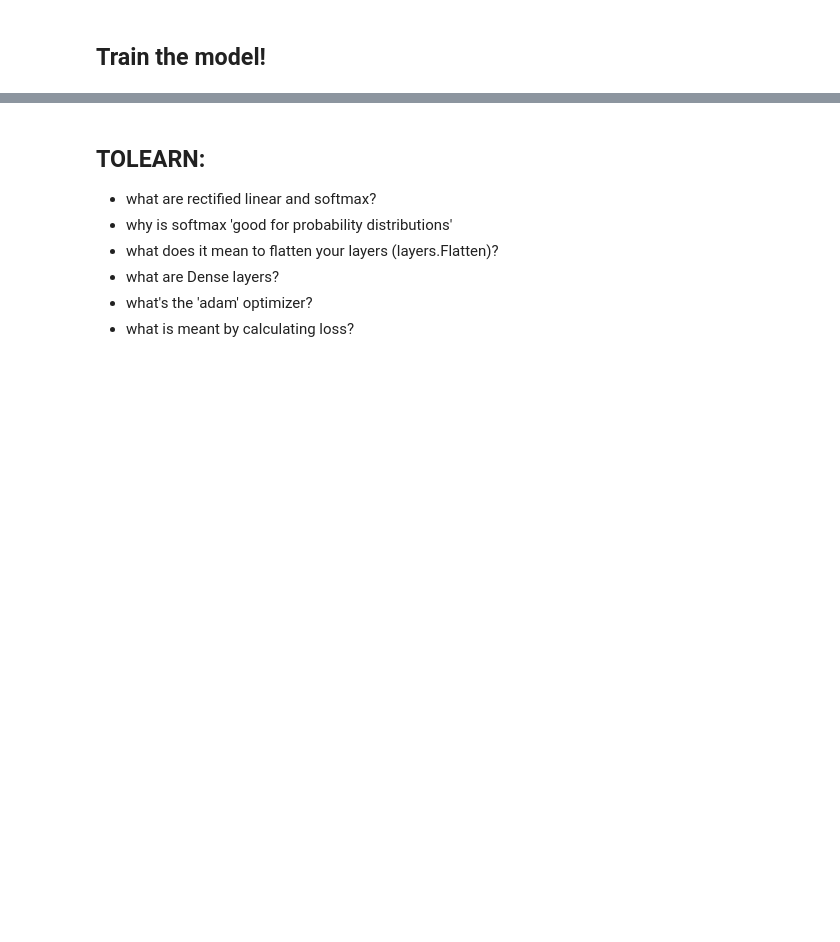
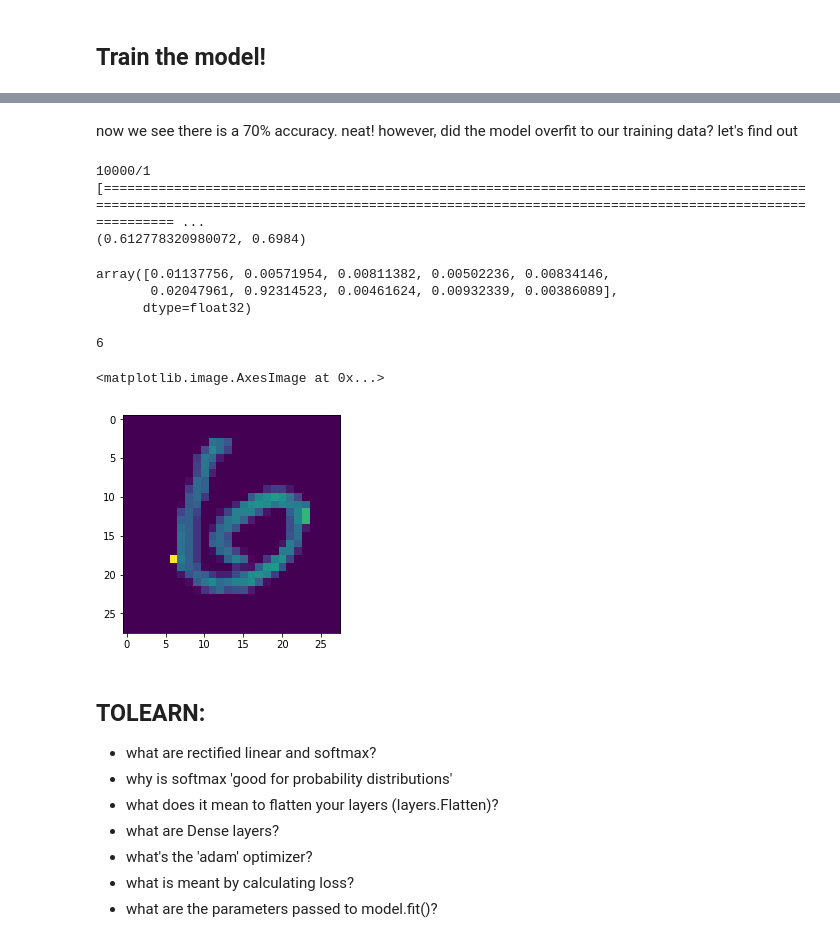
Before and after one commit to zgarsh/learning-machine-learning, a Jupyter notebook: tensorflow-intro.ipynb, the cells around one changed output, grey strips where cells are left out. Drawn from its saved outputs; the diff is of its cells as text; code cells hidden in the pictures; blank space fills up the shorter version.

Commit message:
finished first model, lots TOLEARN

```diff
--- a/tensorflow-intro.ipynb
+++ b/tensorflow-intro.ipynb
@@ -86,0 +93,8 @@ model.fit()
+# %% [markdown]
+now we see there is a 70% accuracy. neat! however, did the model overfit to our training data? let's find out
+# %%
+val_loss, val_acc = model.evaluate(x_test, y_test)
+print(val_loss, val_acc)
+# %% [output]
+10000/1 [=============================================================================================================================================================================================== ...
+(0.612778320980072, 0.6984)
@@ -87,3 +103,18 @@ model.fit()
+# %%
+predictions[11]
+# %% [output]
+array([0.01137756, 0.00571954, 0.00811382, 0.00502236, 0.00834146,
+       0.02047961, 0.92314523, 0.00461624, 0.00932339, 0.00386089],
+      dtype=float32)
+# %%
+np.argmax(predictions[11])
+# %% [output]
+6
+# %%
+plt.imshow(x_test[11])
+# %% [output]
+<matplotlib.image.AxesImage at 0x...>
+[figure, added]
 # %% [markdown]
 ## TOLEARN:
 - what are rectified linear and softmax?
@@ -92,3 +123,4 @@ model.fit()
 - what are Dense layers?
 - what's the 'adam' optimizer?
 - what is meant by calculating loss?
+- what are the parameters passed to model.fit()?
```
Also changed, not shown: parts of 4 cells of this notebook.
